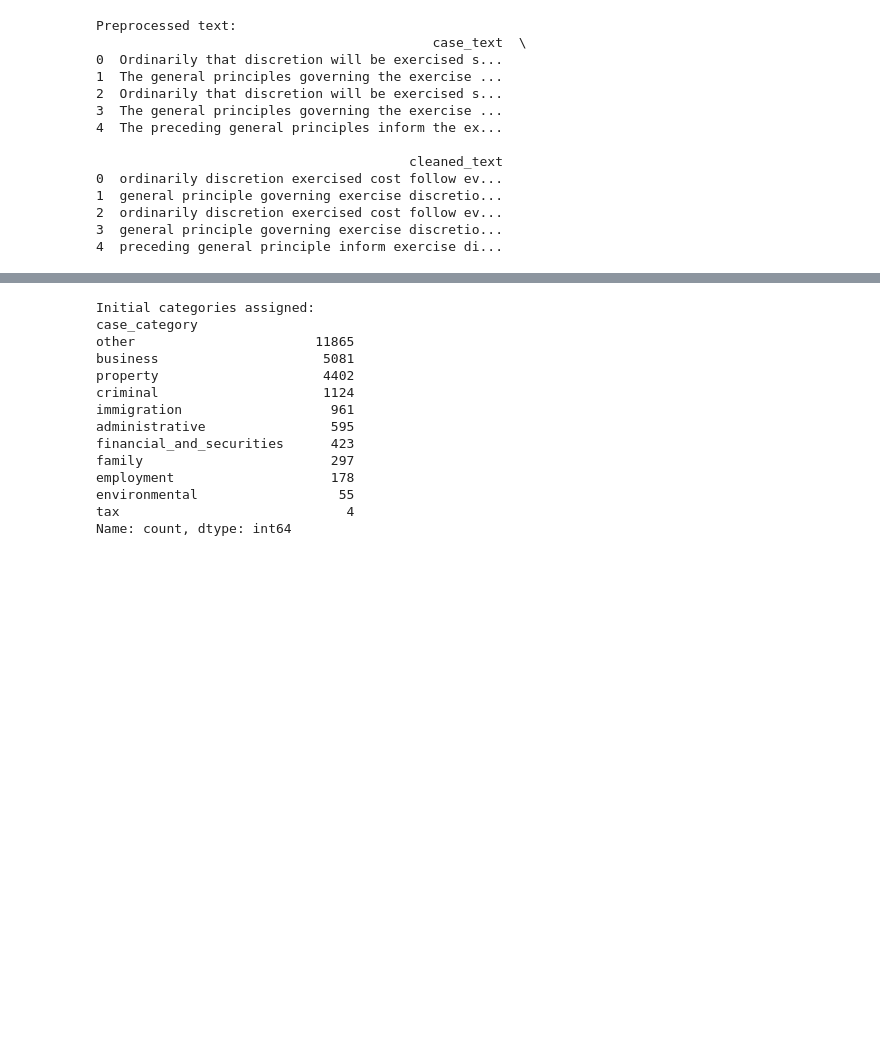
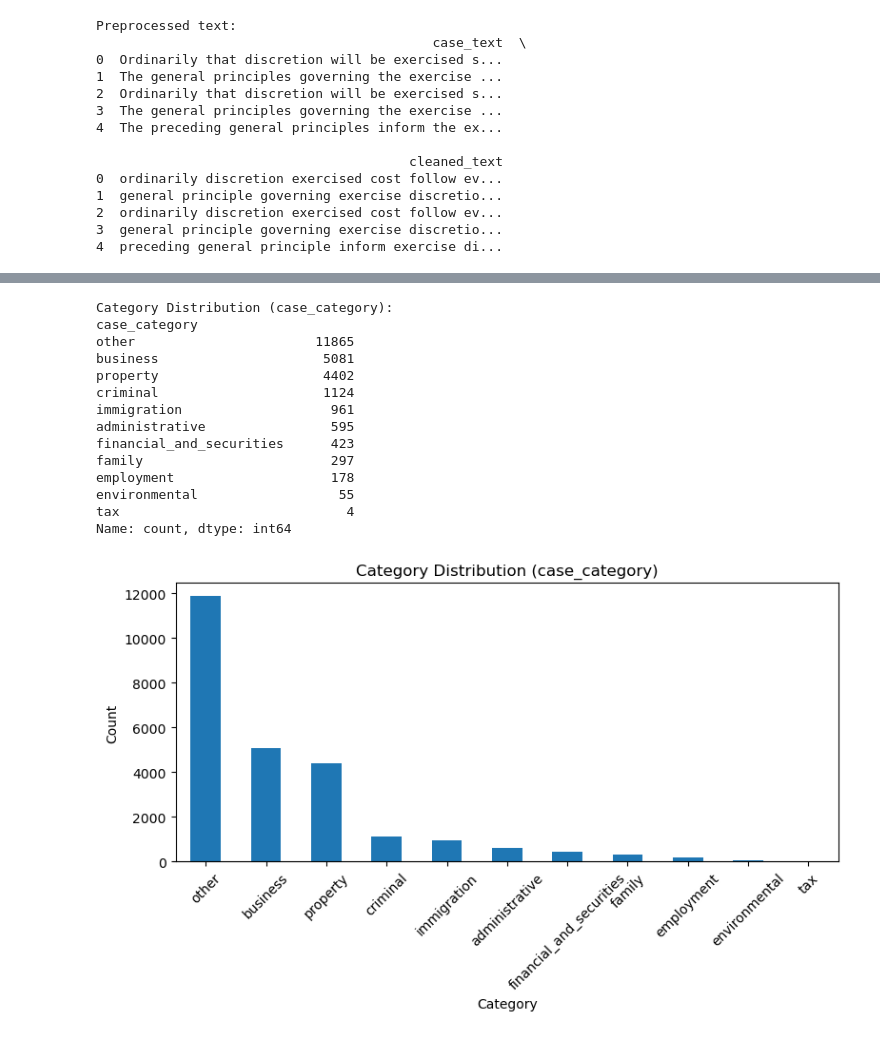
Before and after one commit to YoshiAligina/LegalTextClassification, a Jupyter notebook: FInalProj/main.ipynb, the cells around one changed output, grey strips where cells are left out. Cells and saved outputs as stored; diff of their text form; code cells hidden in the pictures; blank space fills up the shorter version.

```diff
--- a/FInalProj/main.ipynb
+++ b/FInalProj/main.ipynb
@@ -104,36 +149,30 @@ if 'keywords' not in globals():
 # %%
-def assign_category(text):
-    if not isinstance(text, str):
-        return 'other'
+def evaluate_category_distribution(df, column='case_category'):
+    category_counts = df[column].value_counts()
+    print(f"Category Distribution ({column}):")
+    print(category_counts)
+    plt.figure(figsize=(8, 5))
+    category_counts.plot(kind='bar', title=f'Category Distribution ({column})',
+                        xlabel='Category', ylabel='Count')
+    plt.xticks(rotation=45)
+    plt.tight_layout()
+    plt.show()
 
-    text = text.lower()
-    category_scores = {category: 0 for category in keywords.keys()}
-
-    for category, words in keywords.items():
-        for word in words:
-            category_scores[category] += text.count(word)
-
-    max_score = max(category_scores.values())
-    if max_score == 0:
-        return 'other'
-    return max(category_scores, key=category_scores.get)
-
-df['case_category'] = df['cleaned_text'].apply(assign_category)
-print("Initial categories assigned:")
-print(df['case_category'].value_counts())
+evaluate_category_distribution(df)
 # %% [output]
-Initial categories assigned:
+Category Distribution (case_category):
 case_category
 other                       11865
 business                     5081
 property                     4402
 criminal                     1124
 immigration                   961
 administrative                595
 financial_and_securities      423
 family                        297
 employment                    178
 environmental                  55
 tax                             4
 Name: count, dtype: int64
+[figure, added]
 # %%
```
Also changed, not shown: parts of 14 cells of this notebook.
